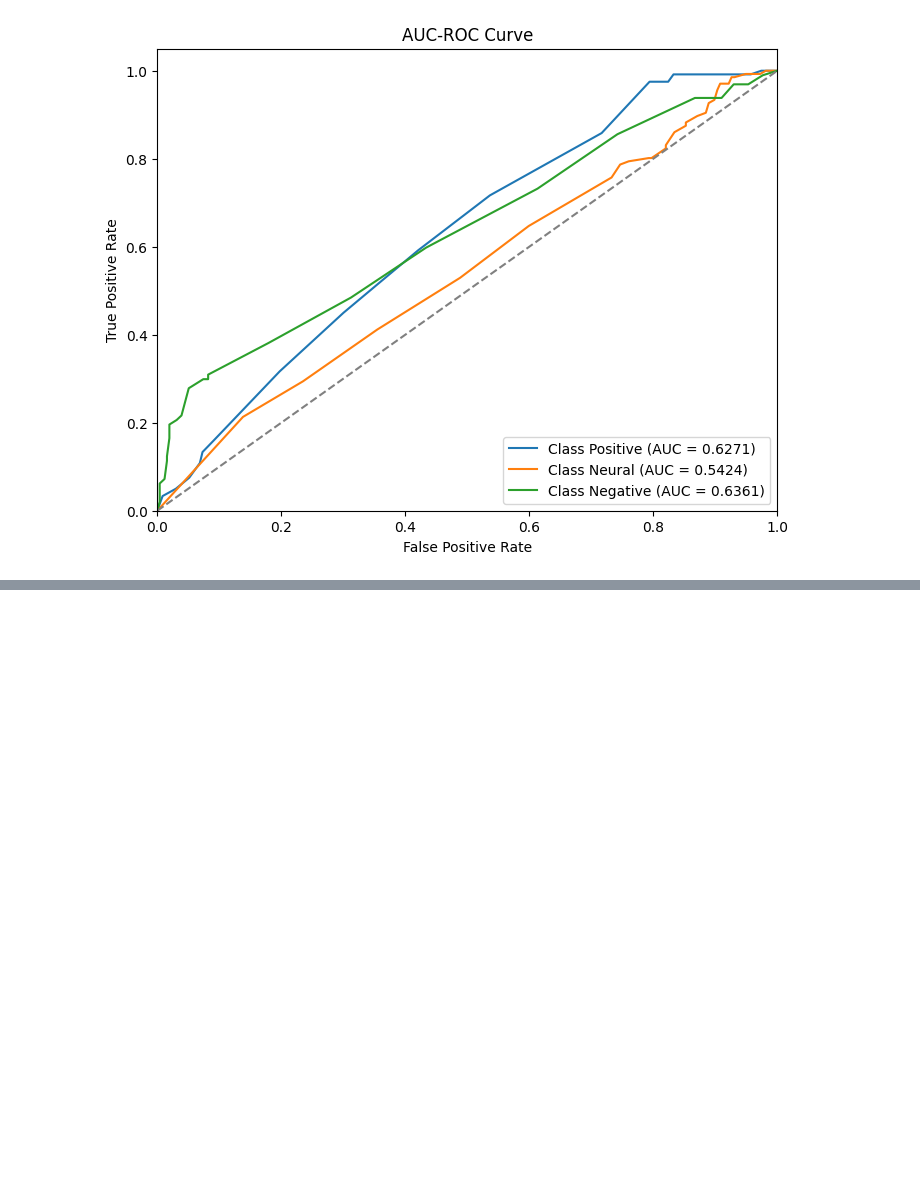
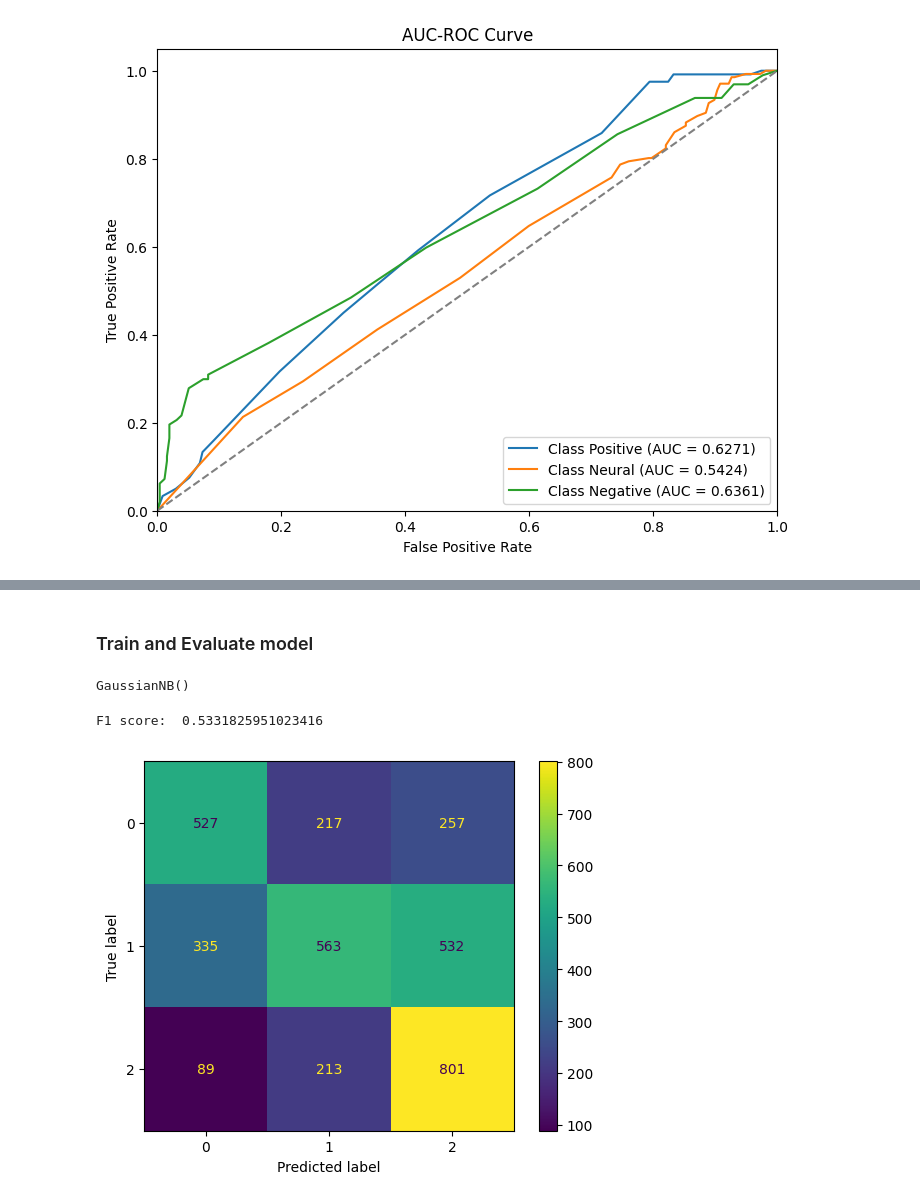
Before and after one commit to quochieu586/ML_capybara, a Jupyter notebook: src/models/naive_bayes_model/bayesian_model.ipynb, the cells around one changed output, grey strips where cells are left out. Saved outputs shown, nothing was run; the diff lists cells and outputs as text; code cells hidden in the pictures; blank space fills up the shorter version.

```diff
--- a/src/models/naive_bayes_model/bayesian_model.ipynb
+++ b/src/models/naive_bayes_model/bayesian_model.ipynb
@@ -138,5 +68,0 @@ F1 score:  0.4738126532215858
-# %%
-train_df = df.sample(frac=0.9, random_state=42)
-test_df = df.drop(train_df.index)
-
-train_df.info()
@@ -400,0 +311,10 @@ plot_roc_auc(y_test, y_pred_prob, classes=["Positive", "Neural", "Negative"])
+# %%
+model = WordEmbeddingVectors()
+
+X_train_embedding = model.vectorize(train_df['text'])
+X_test_embedding = model.vectorize(test_df['text'])
+
+y_train = train_df['label']
+y_test = test_df['label']
+
+X_train_embedding.shape
@@ -400,0 +328,20 @@ plot_roc_auc(y_test, y_pred_prob, classes=["Positive", "Neural", "Negative"])
+# %% [markdown]
+### Train and Evaluate model
+# %%
+model = GaussianNB()
+model.fit(X_train_embedding, y_train)
+model
+# %% [output]
+GaussianNB()
+# %%
+y_pred = model.predict(X_test_embedding)
+
+print("F1 score: ", compute_f1_score(y_test, y_pred))
+
+cf_matrix = confusion_matrix(y_test, y_pred, labels=[0,1,2])
+display = ConfusionMatrixDisplay(confusion_matrix=cf_matrix, display_labels=model.classes_)
+display.plot()
+plt.show()
+# %% [output]
+F1 score:  0.5331825951023416
+[figure, added]
```
Also changed, not shown: parts of 55 cells of this notebook, 8 other files.
